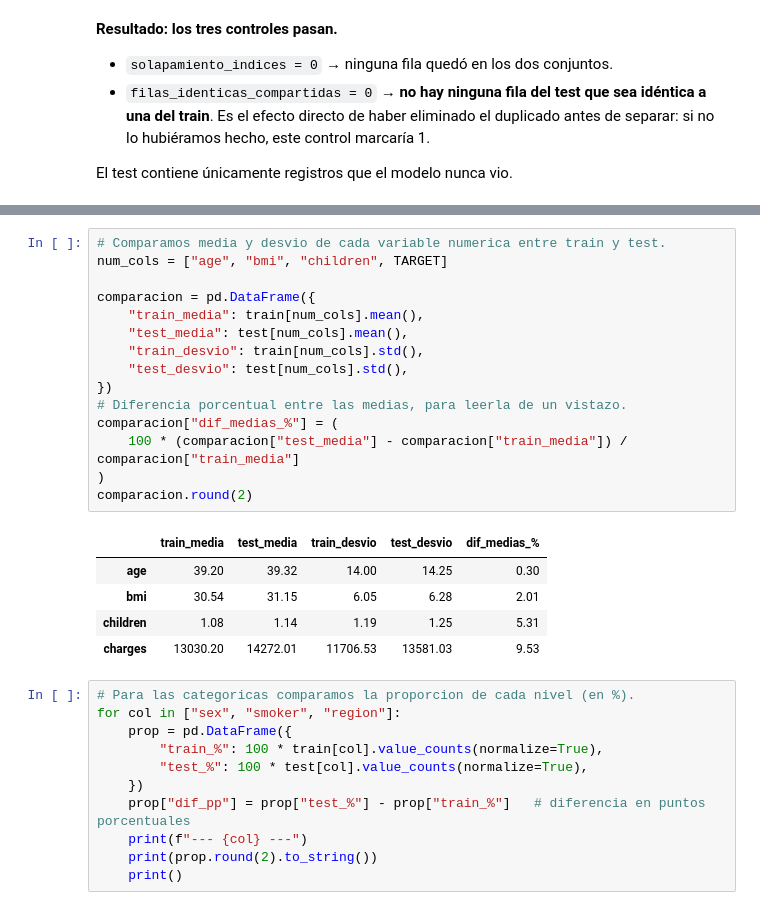
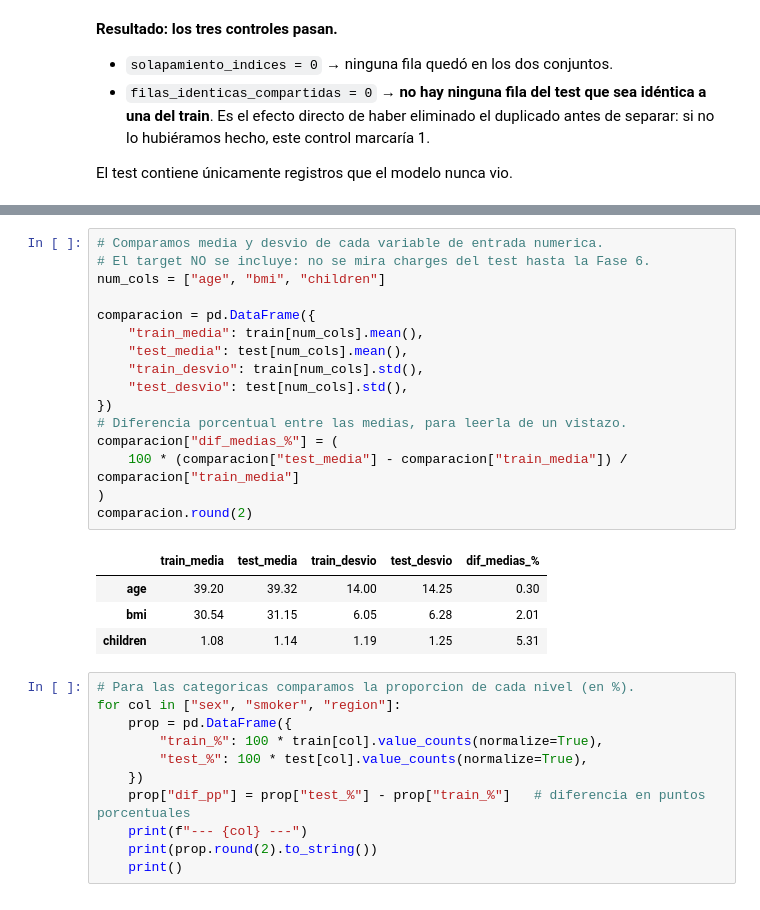
Before and after one commit to Diego050904/TP1-regresion-insurance, a Jupyter notebook: notebooks/01_carga_y_split.ipynb, the cells around one changed output, grey strips where cells are left out. Saved outputs shown, nothing was run; the diff lists cells and outputs as text.

```diff
--- a/notebooks/01_carga_y_split.ipynb
+++ b/notebooks/01_carga_y_split.ipynb
@@ -252,24 +243,24 @@ concreta no haya quedado ningún desbalance.
 # %%
-# Comparamos media y desvio de cada variable numerica entre train y test.
-num_cols = ["age", "bmi", "children", TARGET]
+# Comparamos media y desvio de cada variable de entrada numerica.
+# El target NO se incluye: no se mira charges del test hasta la Fase 6.
+num_cols = ["age", "bmi", "children"]
 
 comparacion = pd.DataFrame({
     "train_media": train[num_cols].mean(),
     "test_media": test[num_cols].mean(),
     "train_desvio": train[num_cols].std(),
     "test_desvio": test[num_cols].std(),
 })
 # Diferencia porcentual entre las medias, para leerla de un vistazo.
 comparacion["dif_medias_%"] = (
     100 * (comparacion["test_media"] - comparacion["train_media"]) / comparacion["train_media"]
 )
 comparacion.round(2)
 # %% [output]
 |  | train_media | test_media | train_desvio | test_desvio | dif_medias_% |
 | age | 39.20 | 39.32 | 14.00 | 14.25 | 0.30 |
 | bmi | 30.54 | 31.15 | 6.05 | 6.28 | 2.01 |
 | children | 1.08 | 1.14 | 1.19 | 1.25 | 5.31 |
-| charges | 13030.20 | 14272.01 | 11706.53 | 13581.03 | 9.53 |
 # %%
 # Para las categoricas comparamos la proporcion de cada nivel (en %).
 for col in ["sex", "smoker", "region"]:
```
Also changed, not shown: parts of 12 cells of this notebook, 2 other files.
